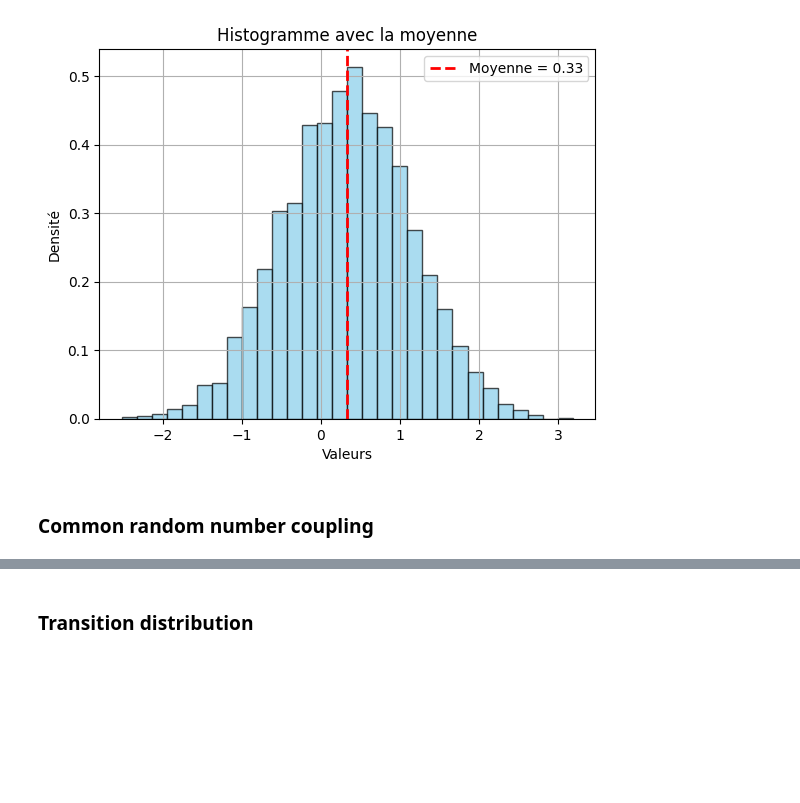
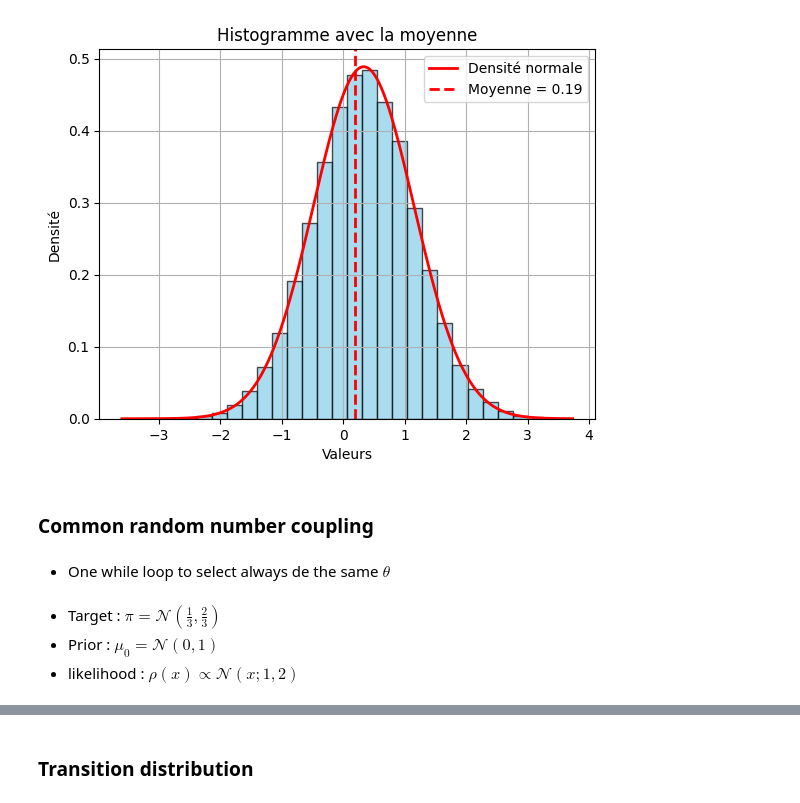
Before and after one commit to MohamedKeteb/Coupling_ESS, a Jupyter notebook: simu_ESS.ipynb, the cells around one changed output, grey strips where cells are left out. Cells and saved outputs as stored; diff of their text form; code cells hidden in the pictures; blank space fills up the shorter version.

```diff
--- a/simu_ESS.ipynb
+++ b/simu_ESS.ipynb
@@ -7,33 +10,37 @@ from main import *
 # %%
 if __name__ == "__main__":
     d = 1  # Dimension
     m = np.ones(d)
     v = 2*np.eye(d)
 
     x_init = np.random.randn(d)
-    n_iter = 1000
-    n_points = 5000
+    n_iter = 100000
 
+    ess_sample = np.array(elliptical_slice_sampling(x_init, m, v, n_iter))
+    # Histogramme avec densité (area under histogram = 1)
+    plt.hist(ess_sample[1000:], bins=30, density=True, alpha=0.7, color='skyblue', edgecolor='black')
 
-    samples  = np.array([elliptical_slice_sampling(x_init, m, v, n_iter)[-1] for _ in tqdm(range(n_points))])
+    # Ligne de densité normale théorique
+    l = np.linspace(min(ess_sample), max(ess_sample), n_iter)
+    plt.plot(l, norm.pdf(l, 1/3, np.sqrt(2/3)), 'r-', lw=2, label='Densité normale')
 
-    plt.hist(samples, bins=30, density=True, alpha=0.7, color='skyblue', edgecolor='black')
     mean_value = np.mean(samples)
-
     # Afficher
     plt.axvline(mean_value, color='red', linestyle='dashed', linewidth=2, label=f'Moyenne = {mean_value:.2f}')
 
 # Ajouter titre et légende
     plt.title("Histogramme avec la moyenne")
     plt.xlabel("Valeurs")
     plt.ylabel("Densité")
     plt.legend()
     plt.grid(True)
     plt.show()
 # %% [output]
-[figure, old version]
+[figure, new version]
 # %% [markdown]
 ### Common random number coupling
+# %% [markdown]
+- One while loop to select always de the same $\theta$
 # %%
 def log_likelihood(x, m, v):
     """Unnormalized log Gaussian: -0.5 * (x - m)^T V^{-1} (x - m)"""
@@ -79,6 +87,10 @@ def coupled_ess(x1, x2, m, v, n_iter):
         samples.append((x, y))
 
     return samples
+# %% [markdown]
+- Target : $\pi = \mathcal{N}(\frac{1}{3}, \frac{2}{3})$
+- Prior : $\mu_0 = \mathcal{N}(0, 1)$
+- likelihood : $\rho(x) \propto \mathcal{N}(x; 1, 2)$
 # %%
 if __name__ == "__main__":
     m, v = 1, 2
```
Also changed, not shown: parts of 18 cells of this notebook.
